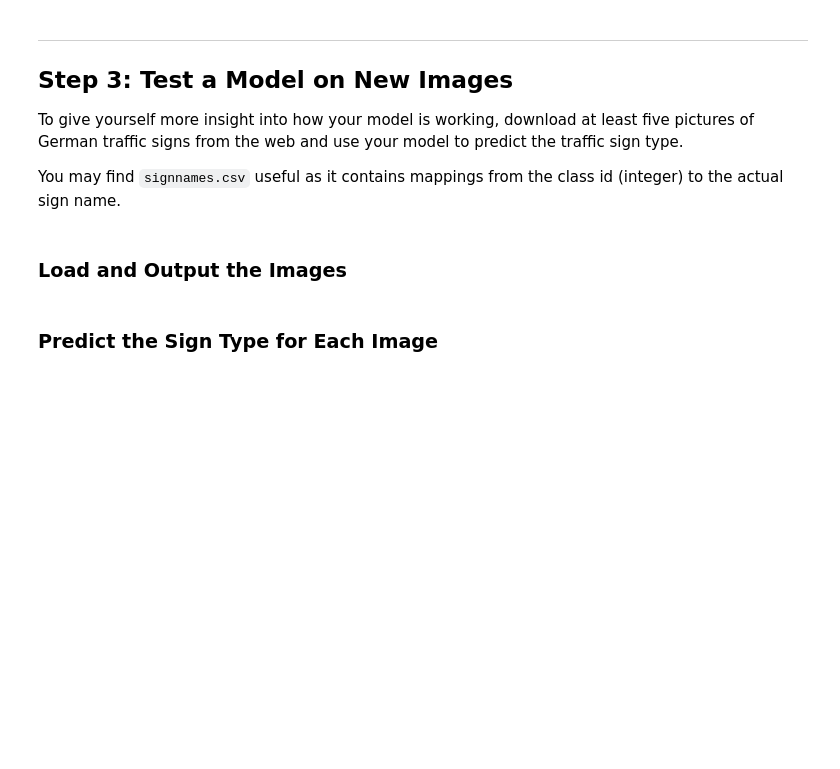
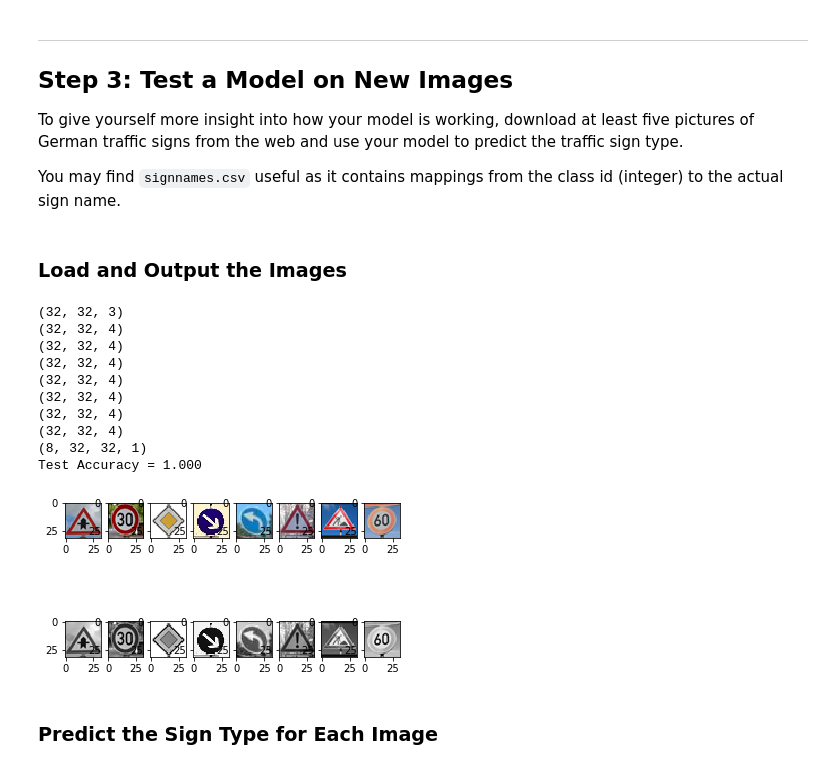
Before and after one commit to parametersky/CarND-Traffic-Sign-Classifier-Project, a Jupyter notebook: Traffic_Sign_Classifier.ipynb, the cells around one changed output. Drawn from its saved outputs; the diff is of its cells as text; code cells hidden in the pictures; blank space fills up the shorter version.

Commit message:
add png test file and code

```diff
--- a/Traffic_Sign_Classifier.ipynb
+++ b/Traffic_Sign_Classifier.ipynb
@@ -280,7 +280,7 @@ def evaluate(X_data, y_data):
 A validation set can be used to assess how well the model is performing. A low accuracy on the training and validation
 sets imply underfitting. A high accuracy on the training set but low accuracy on the validation set implies overfitting.
 # %%
-EPOCHS = 10
+EPOCHS = 20
 BATCH_SIZE = 128
 # %%
 ### Train your model here.
@@ -330,6 +330,7 @@ KeyboardInterrupt:
 # %%
-# with tf.Session() as sess:
-#     saver.restore(sess, tf.train.latest_checkpoint('.'))
+X_test = preprocessData(X_test)
+with tf.Session() as sess:
+    saver.restore(sess, tf.train.latest_checkpoint('.'))
 
-#     test_accuracy = evaluate(X_test, y_test)
-#     print("Test Accuracy = {:.3f}".format(test_accuracy))
+    test_accuracy = evaluate(X_test, y_test)
+    print("Test Accuracy = {:.3f}".format(test_accuracy))
@@ -349,3 +349,43 @@ You may find `signnames.csv` useful as it contains mappings from the class id (i
+# %%
+### Load the images and plot them here.
+### Feel free to use as many code cells as needed.
+from scipy import misc
+
+def grayscale(image):
+    return cv2.cvtColor(image, cv2.COLOR_RGB2GRAY)
+
+images = ["1.png","2.png","3.png","5.png","6.png","8.png","9.png","10.png"]
+# labels = [3, 11, 1, 12, 38, 34, 18, 25]
+labels = [11, 1, 12, 38, 34, 18, 25,3]
+fig = plt.figure()
+face = misc.face()
+gray_images = np.empty([len(images),32,32,1])
+for i in range(len(images)):
+    face = misc.imread(images[i])
+    print(face.shape)
+    a = fig.add_subplot(2,len(images),i+1)
+    plt.imshow(face)
+    a = fig.add_subplot(2,len(images),len(images)+i+1)
+    gray = grayscale(face)
+    plt.imshow(gray,cmap="gray")
+    gray_images[i] = np.reshape(gray,(32,32,1))
+print(gray_images.shape)
+with tf.Session() as sess:
+    saver.restore(sess, tf.train.latest_checkpoint('.'))
+    test_accuracy = evaluate(gray_images,labels)
+    print("Test Accuracy = {:.3f}".format(test_accuracy))
+# %% [output]
+(32, 32, 3)
+(32, 32, 4)
+(32, 32, 4)
+(32, 32, 4)
+(32, 32, 4)
+(32, 32, 4)
+(32, 32, 4)
+(32, 32, 4)
+(8, 32, 32, 1)
+Test Accuracy = 1.000
+[figure, added]
 # %% [markdown]
 ### Predict the Sign Type for Each Image
 # %%
```
Also changed, not shown: parts of 3 cells of this notebook, 11 other files.
